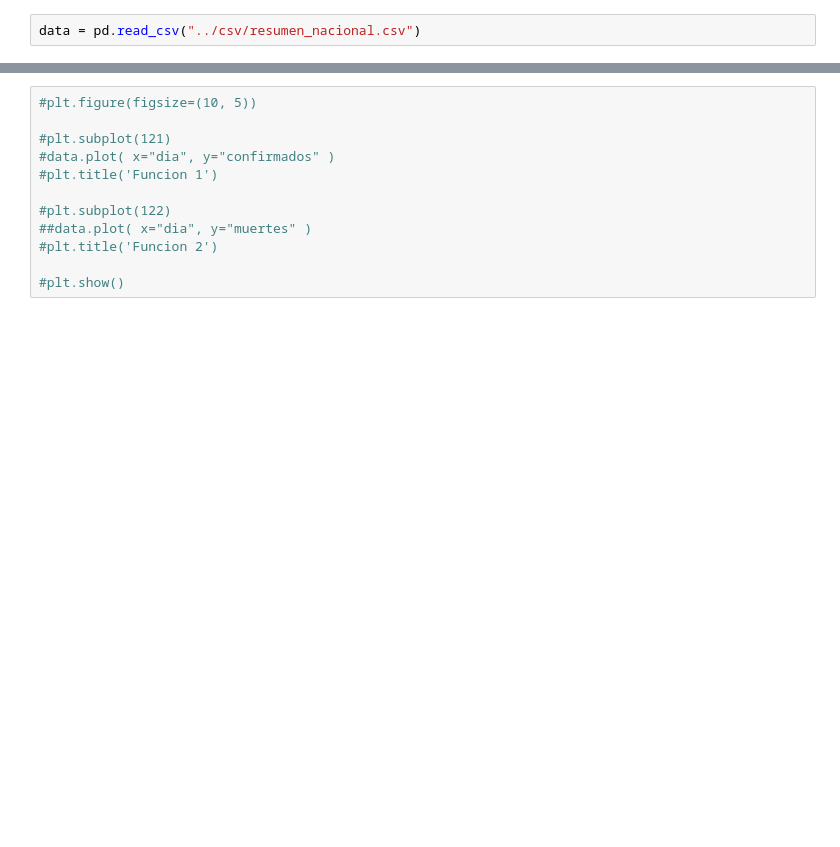
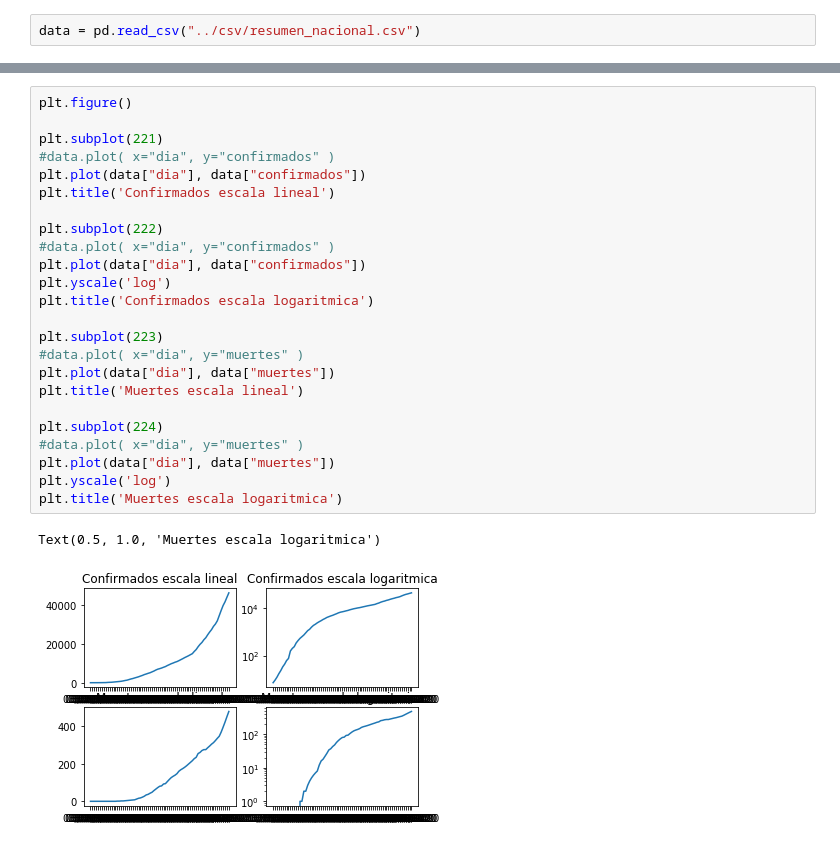
Before and after one commit to jobcito/covid19-data, a Jupyter notebook: Notebooks/Primera lectura de archivos.ipynb, the cells around one changed output, grey strips where cells are left out. Cells and saved outputs as stored; diff of their text form; blank space fills up the shorter version.

```diff
--- a/Notebooks/Primera lectura de archivos.ipynb
+++ b/Notebooks/Primera lectura de archivos.ipynb
@@ -33,15 +33,30 @@ data.plot(figsize=(10,5), linewidth=5, fontsize=20 )
-# %%
-#plt.figure(figsize=(10, 5))
-
-#plt.subplot(121)
-#data.plot( x="dia", y="confirmados" )
-#plt.title('Funcion 1')
-
-#plt.subplot(122)
-##data.plot( x="dia", y="muertes" )
-#plt.title('Funcion 2')
-
-#plt.show()
+# %%
+plt.figure()
+
+plt.subplot(221)
+#data.plot( x="dia", y="confirmados" )
+plt.plot(data["dia"], data["confirmados"])
+plt.title('Confirmados escala lineal')
+
+plt.subplot(222)
+#data.plot( x="dia", y="confirmados" )
+plt.plot(data["dia"], data["confirmados"])
+plt.yscale('log')
+plt.title('Confirmados escala logaritmica')
+
+plt.subplot(223)
+#data.plot( x="dia", y="muertes" )
+plt.plot(data["dia"], data["muertes"])
+plt.title('Muertes escala lineal')
+
+plt.subplot(224)
+#data.plot( x="dia", y="muertes" )
+plt.plot(data["dia"], data["muertes"])
+plt.yscale('log')
+plt.title('Muertes escala logaritmica')
+# %% [output]
+Text(0.5, 1.0, 'Muertes escala logaritmica')
+[figure, added]
 # %%
 figure , axes = plt.subplots(2, sharex=True)
 data.plot(x="dia", y="confirmados", ax=axes[0], figsize=(15,15) , grid=True)
```
Also changed, not shown: parts of 4 cells of this notebook.
